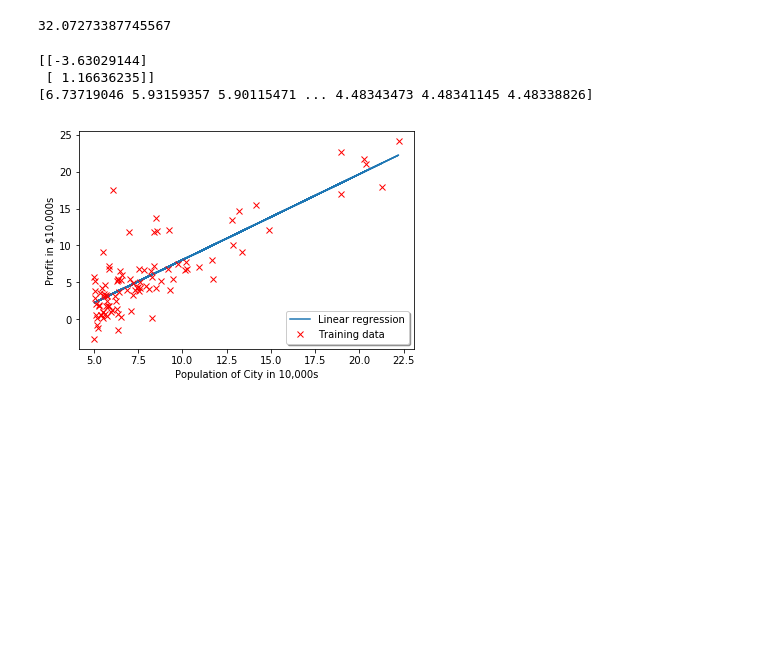
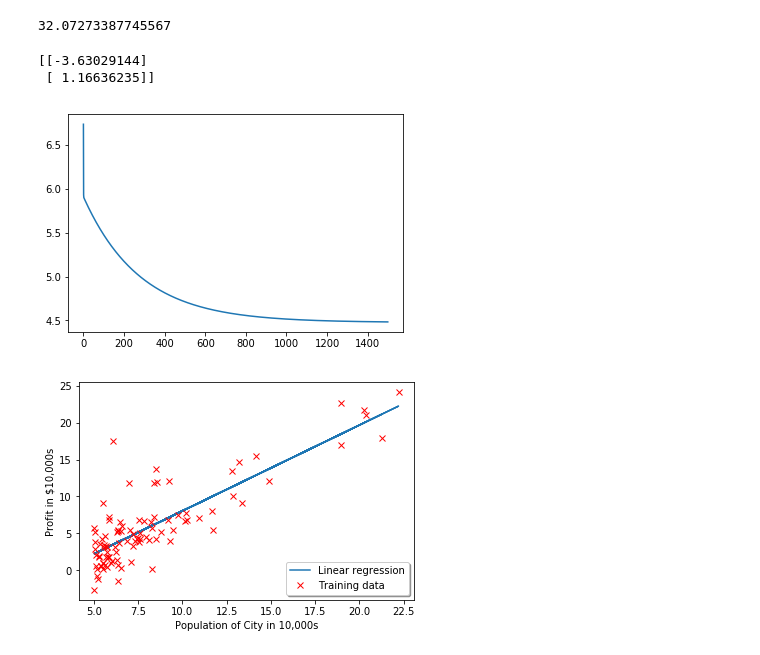
Before and after one commit to CNRio/Machine-Learning-Andrew-Ng, a Jupyter notebook: HW1 - Linear Regression/ex1.ipynb, the cells around one changed output. Saved outputs shown, nothing was run; the diff lists cells and outputs as text; code cells hidden in the pictures; blank space fills up the shorter version.

```diff
--- a/HW1 - Linear Regression/ex1.ipynb
+++ b/HW1 - Linear Regression/ex1.ipynb
@@ -68,11 +68,14 @@ def gradient_descent(X, y, theta, alpha, num_iters):
 theta, J_history = gradient_descent(X, y, theta, alpha, iterations)
 # %%
 print(theta)
-print(J_history)
 # %% [output]
 [[-3.63029144]
  [ 1.16636235]]
-[6.73719046 5.93159357 5.90115471 ... 4.48343473 4.48341145 4.48338826]
+# %%
+plt.plot(J_history)
+plt.show()
+# %% [output]
+[figure, added]
 # %%
 plt.plot(x, np.dot(X, theta), '-', label='Linear regression')
 plt.plot(x, y, 'rx', label='Training data')
```
Also changed, not shown: parts of 4 cells of this notebook, 3 other files.
